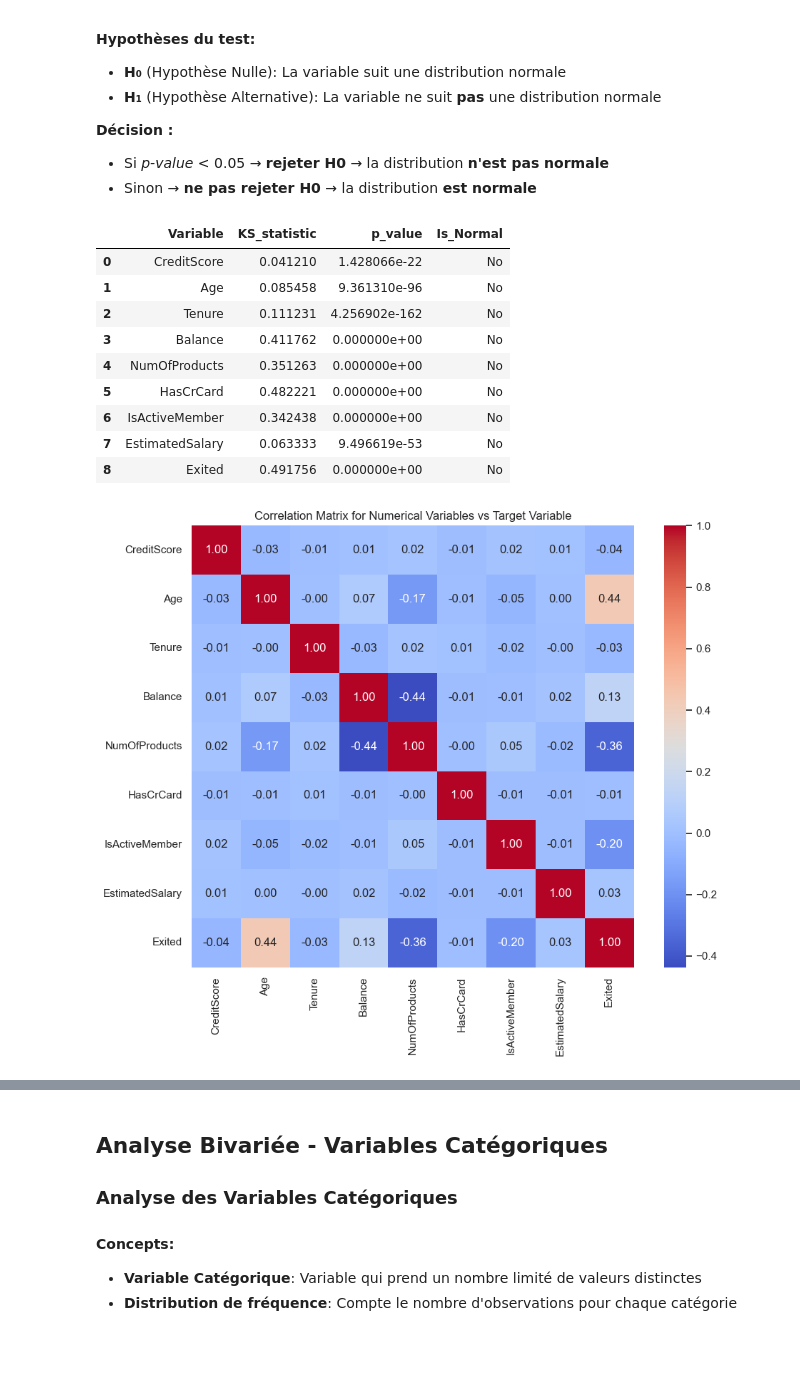
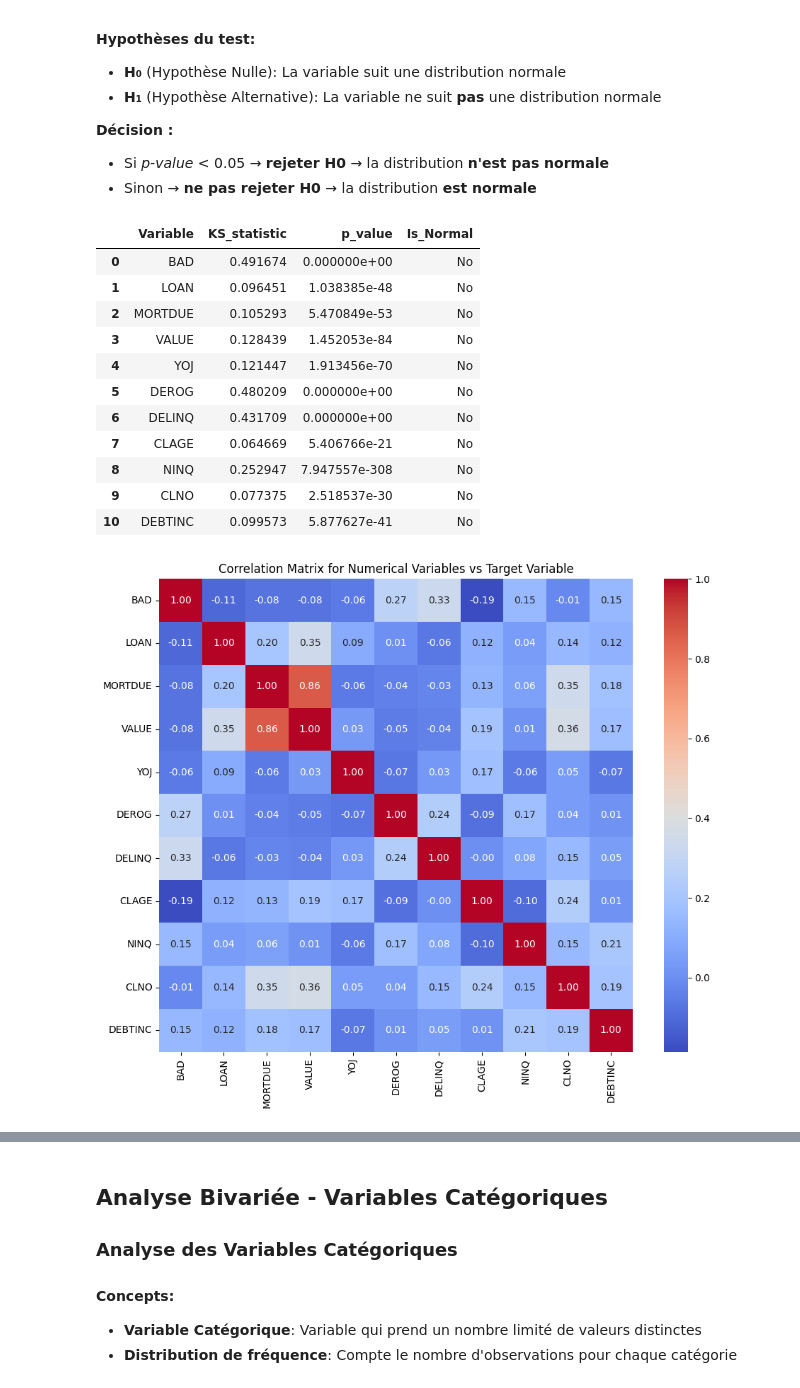
Before and after one commit to Bilelly/Credit-Scoring-Default-Risk-Prediction-for-Home-Equity-Loans, a Jupyter notebook: notebooks/01_data_exploration.ipynb, the cells around one changed output, grey strips where cells are left out. Cells and saved outputs as stored; diff of their text form; code cells hidden in the pictures; blank space fills up the shorter version.

```diff
--- a/notebooks/01_data_exploration.ipynb
+++ b/notebooks/01_data_exploration.ipynb
@@ -16,7 +19,7 @@ Chargement et Inspection des Données
 ---
 # %%
 # Load the dataset
-df_train = pd.read_csv('../data/brut_data.csv')
+df_train = pd.read_csv('../data/Data.csv')
 # %%
 # Explore the dataset
 # Display the first few rows of the dataset
@@ -100,7 +105,5 @@ La variable **Exited** est notre cible:
 # Select Target variable
 #Y = df_train['Exited']
 #df_train.drop(columns=['Exited'], inplace=True)
-# %%
-df_train['Exited'] = df_train['Exited'].astype('int')
 # %%
 # Target variable
@@ -129,6 +130,6 @@ Nettoyage et Préparation
 # %%
 # Drop unnecessary columns
-df_train.drop(['id','Surname','CustomerId'],axis=1, inplace=True)
+#df_train.drop(['id','Surname','CustomerId'],axis=1, inplace=True)
 # %%
 # display the shape of the dataset after dropping columns
 df_train.shape
@@ -238,0 +269,2 @@ plt.show()
+# %%
+var_num = var_num.dropna
@@ -288,27 +333,32 @@ ks_df = pd.DataFrame(results, columns=["Variable", "KS_statistic", "p_value", "I
 ks_df
 # %% [output]
 |  | Variable | KS_statistic | p_value | Is_Normal |
-| 0 | CreditScore | 0.041210 | 1.428066e-22 | No |
-| 1 | Age | 0.085458 | 9.361310e-96 | No |
-| 2 | Tenure | 0.111231 | 4.256902e-162 | No |
-| 3 | Balance | 0.411762 | 0.000000e+00 | No |
-| 4 | NumOfProducts | 0.351263 | 0.000000e+00 | No |
-| 5 | HasCrCard | 0.482221 | 0.000000e+00 | No |
-| 6 | IsActiveMember | 0.342438 | 0.000000e+00 | No |
-| 7 | EstimatedSalary | 0.063333 | 9.496619e-53 | No |
-| 8 | Exited | 0.491756 | 0.000000e+00 | No |
+| 0 | BAD | 0.491674 | 0.000000e+00 | No |
+| 1 | LOAN | 0.096451 | 1.038385e-48 | No |
+| 2 | MORTDUE | 0.105293 | 5.470849e-53 | No |
+| 3 | VALUE | 0.128439 | 1.452053e-84 | No |
+| 4 | YOJ | 0.121447 | 1.913456e-70 | No |
+| 5 | DEROG | 0.480209 | 0.000000e+00 | No |
+| 6 | DELINQ | 0.431709 | 0.000000e+00 | No |
+| 7 | CLAGE | 0.064669 | 5.406766e-21 | No |
+| 8 | NINQ | 0.252947 | 7.947557e-308 | No |
+| 9 | CLNO | 0.077375 | 2.518537e-30 | No |
+| 10 | DEBTINC | 0.099573 | 5.877627e-41 | No |
 # %%
 # Correlation matrix for numerical variables vs target variable
 plt.figure(figsize=(10, 8))
+
 corr_target = var_num.copy()
-corr_target['Exited'] = df_train['Exited']
+corr_target['BAD'] = df_train['BAD']
 corr = corr_target.corr('spearman')
+
+mask = np.triu(np.ones_like(corr, dtype=bool))
 sns.heatmap(corr, annot=True, fmt=".2f", cmap='coolwarm', square=True)
 plt.title('Correlation Matrix for Numerical Variables vs Target Variable')
 plt.tight_layout()
 plt.show()
 # %% [output]
-[figure, old version]
+[figure, new version]
 # %%
 # Distribution des variables en fonction de la target
 sns.set(style="whitegrid")
```
Also changed, not shown: parts of 31 cells of this notebook, 6 other files.
